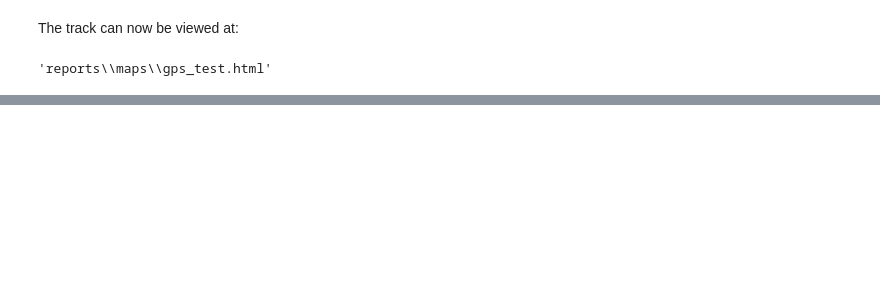
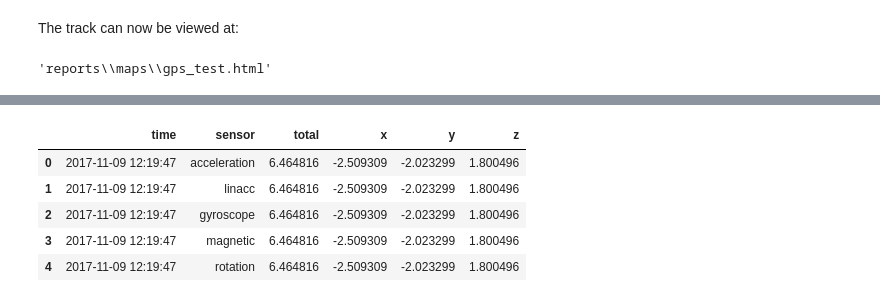
Before and after one commit to univie-datamining-team3/assignment2, a Jupyter notebook: notebooks/1.0-lm-basic-data-exploration.ipynb, the cells around one changed output, grey strips where cells are left out. Cells and saved outputs as stored; diff of their text form; code cells hidden in the pictures; blank space fills up the shorter version.

```diff
--- a/notebooks/1.0-lm-basic-data-exploration.ipynb
+++ b/notebooks/1.0-lm-basic-data-exploration.ipynb
@@ -164,0 +214,12 @@ os.path.join("reports","maps",file_name)
+# %%
+all_sensors_resampled = downsample_time_series_per_category(dfs[trip_nr]["sensor"],
+                                                            categorical_colnames=["sensor"])
+
+all_sensors_resampled.head()
+# %% [output]
+|  | time | sensor | total | x | y | z |
+| 0 | 2017-11-09 12:19:47 | acceleration | 6.464816 | -2.509309 | -2.023299 | 1.800496 |
+| 1 | 2017-11-09 12:19:47 | linacc | 6.464816 | -2.509309 | -2.023299 | 1.800496 |
+| 2 | 2017-11-09 12:19:47 | gyroscope | 6.464816 | -2.509309 | -2.023299 | 1.800496 |
+| 3 | 2017-11-09 12:19:47 | magnetic | 6.464816 | -2.509309 | -2.023299 | 1.800496 |
+| 4 | 2017-11-09 12:19:47 | rotation | 6.464816 | -2.509309 | -2.023299 | 1.800496 |
```
Also changed, not shown: parts of 12 cells of this notebook, 2 other files.
